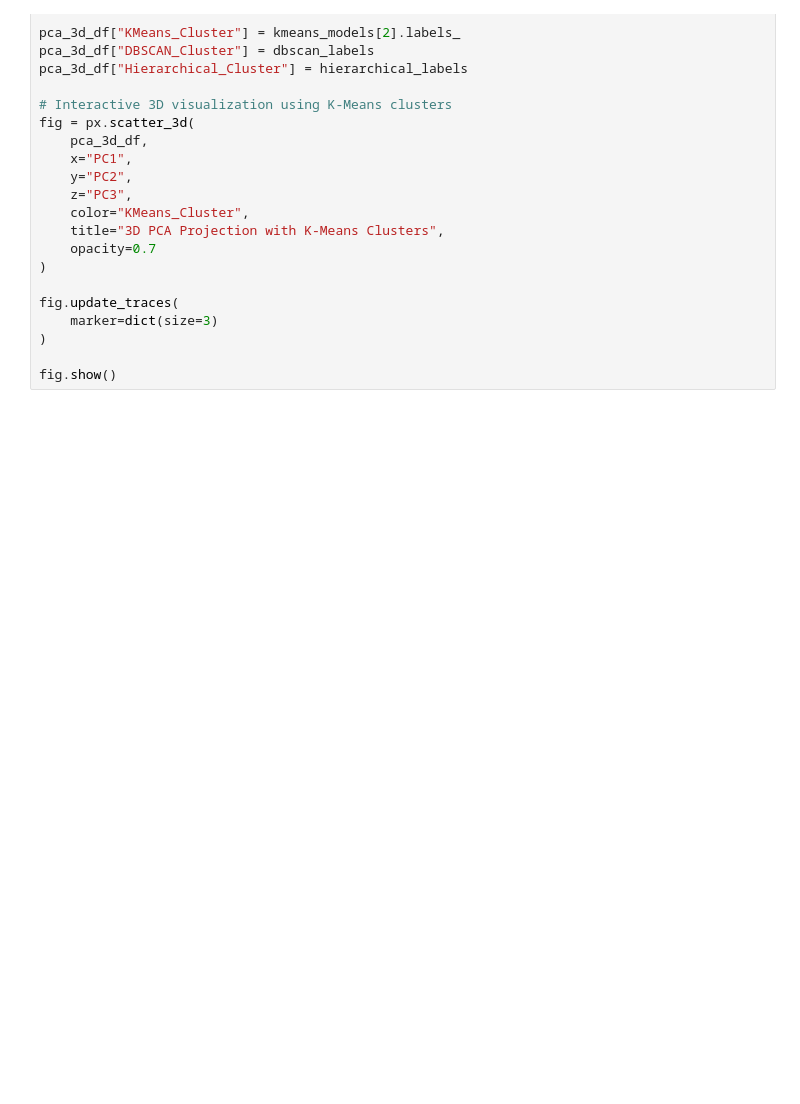
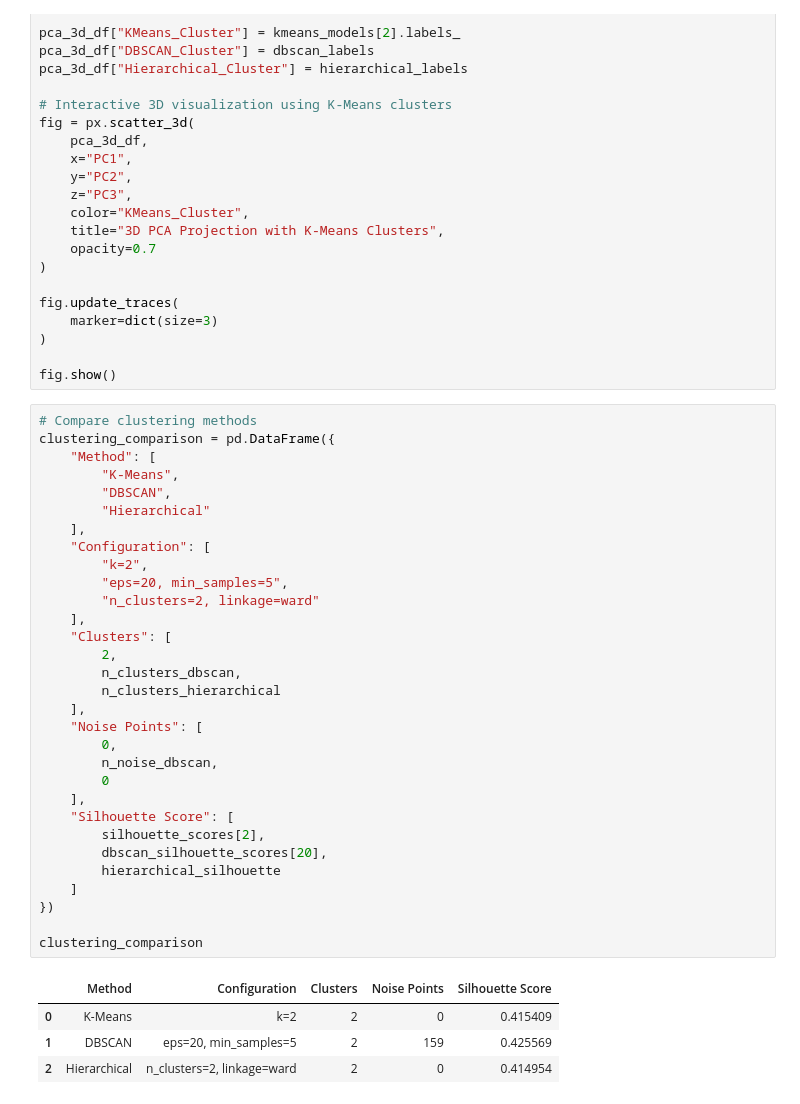
Before and after one commit to Debankumardas/Dimensionality-Reduction-Clustering, a Jupyter notebook: notebooks/dimensionality_reduction_clustering.ipynb, the cells around one changed output. Drawn from its saved outputs; the diff is of its cells as text; blank space fills up the shorter version.

Commit message:
Add K-Means clustering evaluation

```diff
--- a/notebooks/dimensionality_reduction_clustering.ipynb
+++ b/notebooks/dimensionality_reduction_clustering.ipynb
@@ -778,3 +778,39 @@ fig.update_traces(
 )
 
 fig.show()
+# %%
+# Compare clustering methods
+clustering_comparison = pd.DataFrame({
+    "Method": [
+        "K-Means",
+        "DBSCAN",
+        "Hierarchical"
+    ],
+    "Configuration": [
+        "k=2",
+        "eps=20, min_samples=5",
+        "n_clusters=2, linkage=ward"
+    ],
+    "Clusters": [
+        2,
+        n_clusters_dbscan,
+        n_clusters_hierarchical
+    ],
+    "Noise Points": [
+        0,
+        n_noise_dbscan,
+        0
+    ],
+    "Silhouette Score": [
+        silhouette_scores[2],
+        dbscan_silhouette_scores[20],
+        hierarchical_silhouette
+    ]
+})
+
+clustering_comparison
+# %% [output]
+|  | Method | Configuration | Clusters | Noise Points | Silhouette Score |
+| 0 | K-Means | k=2 | 2 | 0 | 0.415409 |
+| 1 | DBSCAN | eps=20, min_samples=5 | 2 | 159 | 0.425569 |
+| 2 | Hierarchical | n_clusters=2, linkage=ward | 2 | 0 | 0.414954 |
```
Also changed, not shown: parts of 1 cell of this notebook.
